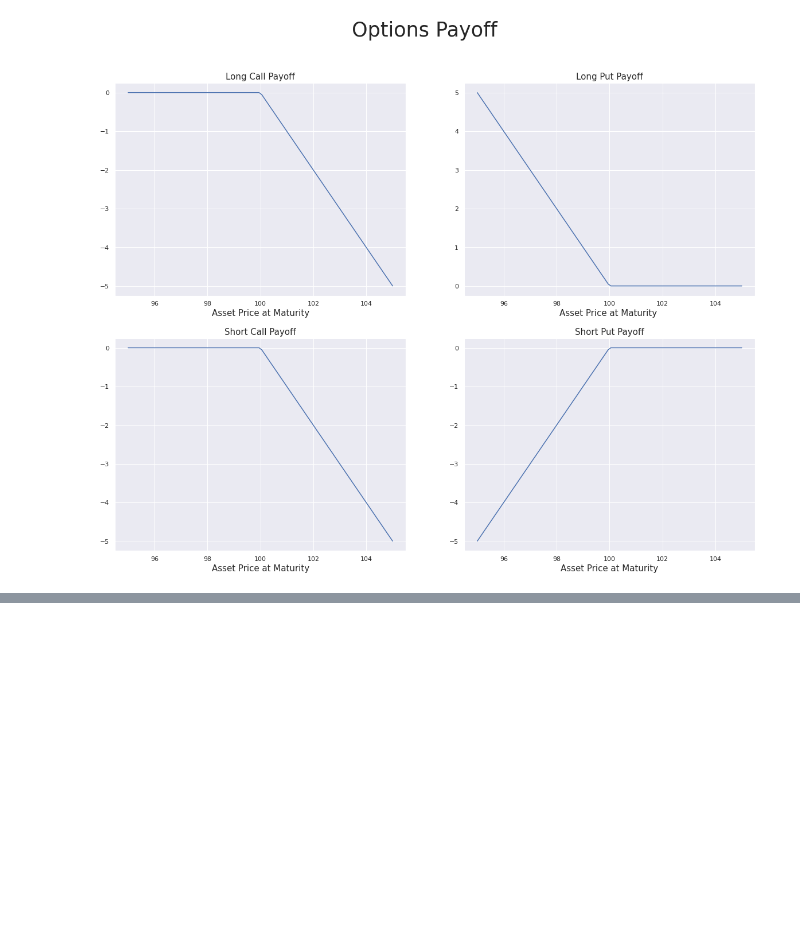
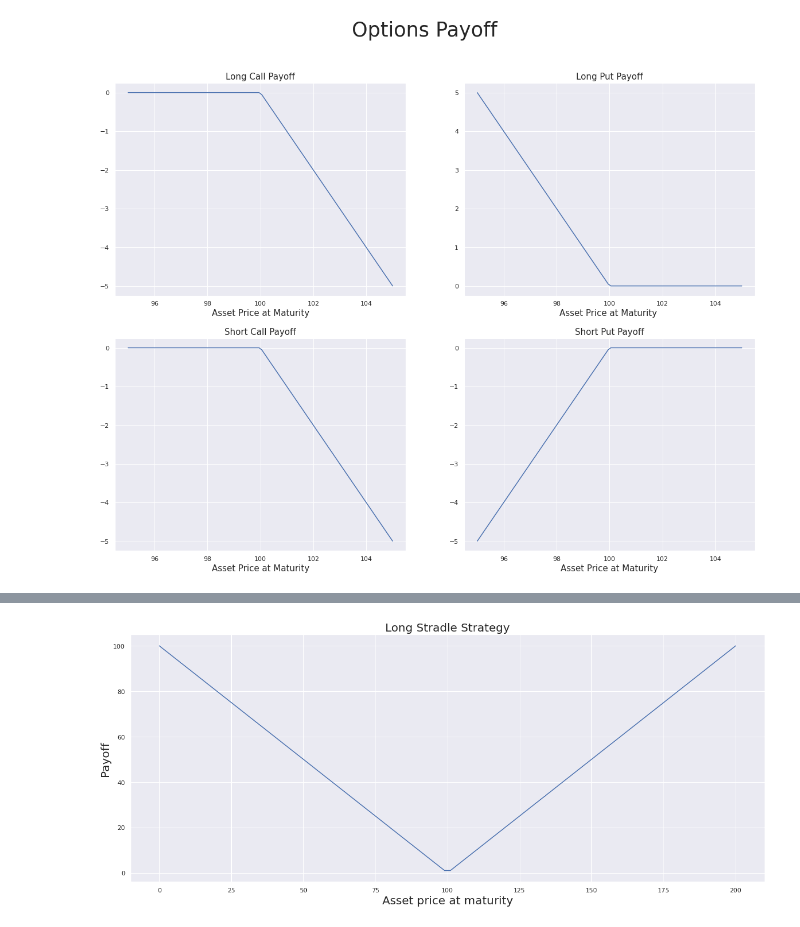
Before and after one commit to bhavinmoriya/Python-for-Financial-Analysis-and-Algorithmic-Trading, a Jupyter notebook: derivatives-pricing-future-and-forwards.ipynb, the cells around one changed output, grey strips where cells are left out. Saved outputs shown, nothing was run; the diff lists cells and outputs as text; code cells hidden in the pictures; blank space fills up the shorter version.

```diff
--- a/derivatives-pricing-future-and-forwards.ipynb
+++ b/derivatives-pricing-future-and-forwards.ipynb
@@ -201,0 +276,14 @@ plt.suptitle('Options Payoff', fontsize=35);
+# %%
+def longstradle(k=100):
+    plt.figure(figsize=(20,8))
+#     k2 = (k1 + k3) / 2
+
+    x = np.linspace(0,200,100)
+    payoff = longcall(x,k) + longput(x,k)
+    plt.plot(x, payoff)
+    plt.xlabel('Asset price at maturity', fontsize=20)
+    plt.ylabel('Payoff', fontsize=20)
+    plt.title('Long Stradle Strategy', fontsize=20);
+longstradle()
+# %% [output]
+[figure, added]
```
Also changed, not shown: parts of 9 cells of this notebook.
